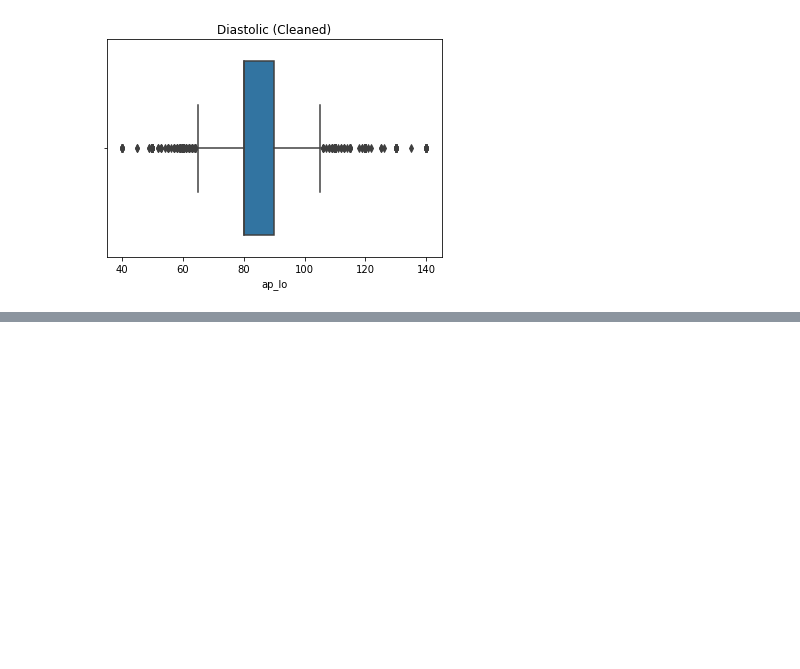
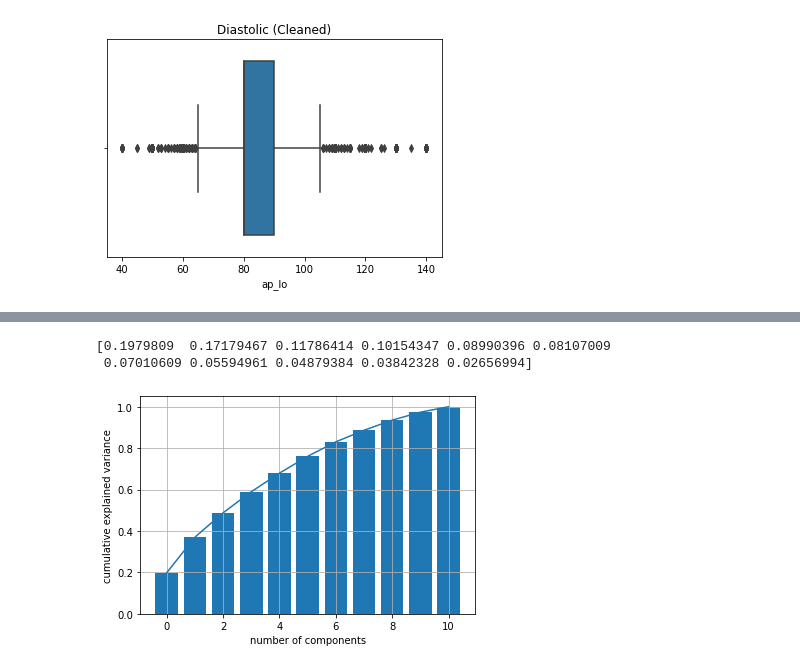
Before and after one commit to jianrong1995/CVD-Detection, a Jupyter notebook: cardio.ipynb, the cells around one changed output, grey strips where cells are left out. Drawn from its saved outputs; the diff is of its cells as text; code cells hidden in the pictures; blank space fills up the shorter version.

```diff
--- a/cardio.ipynb
+++ b/cardio.ipynb
@@ -254,0 +298,25 @@ len(df)
+# %%
+from sklearn.preprocessing import StandardScaler
+from sklearn.decomposition import PCA
+
+def normalisedDataPCA(x_train):
+    #normalisation
+    sc = StandardScaler()
+    x_train = sc.fit_transform(x_train)
+    pca = PCA()
+    x_train = pca.fit_transform(x_train)
+    explained_variance = pca.explained_variance_ratio_
+    print(explained_variance)
+    plt.plot(np.cumsum(explained_variance))
+    plt.grid(True)
+    plt.xlabel("number of components")
+    plt.ylabel("cumulative explained variance")
+    plt.bar(range(attributes.shape[1]), np.cumsum(explained_variance))
+    print
+    plt.show()
+# %%
+normalisedDataPCA(attributes)
+# %% [output]
+[0.1979809  0.17179467 0.11786414 0.10154347 0.08990396 0.08107009
+ 0.07010609 0.05594961 0.04879384 0.03842328 0.02656994]
+[figure, added]
```
Also changed, not shown: parts of 8 cells of this notebook.
